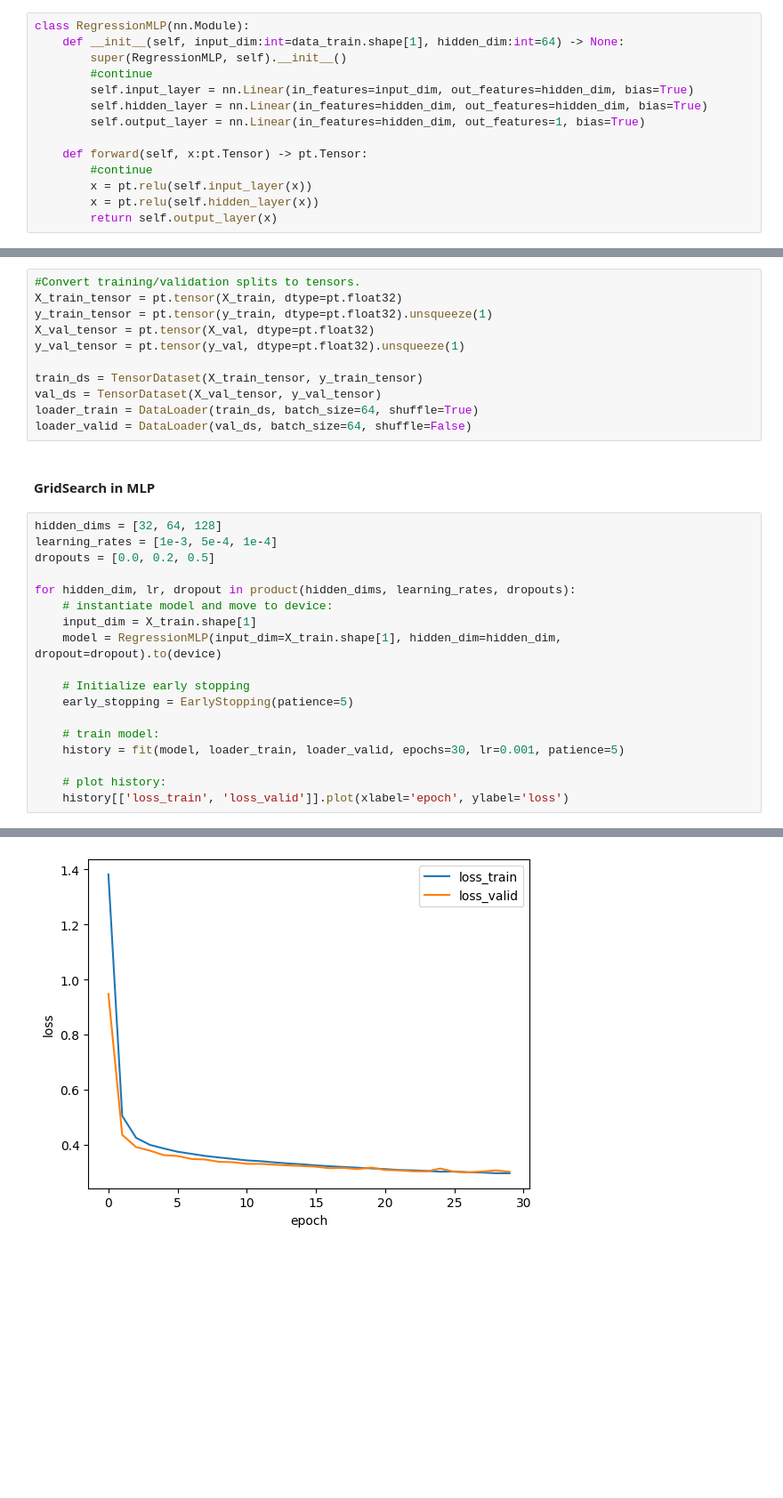
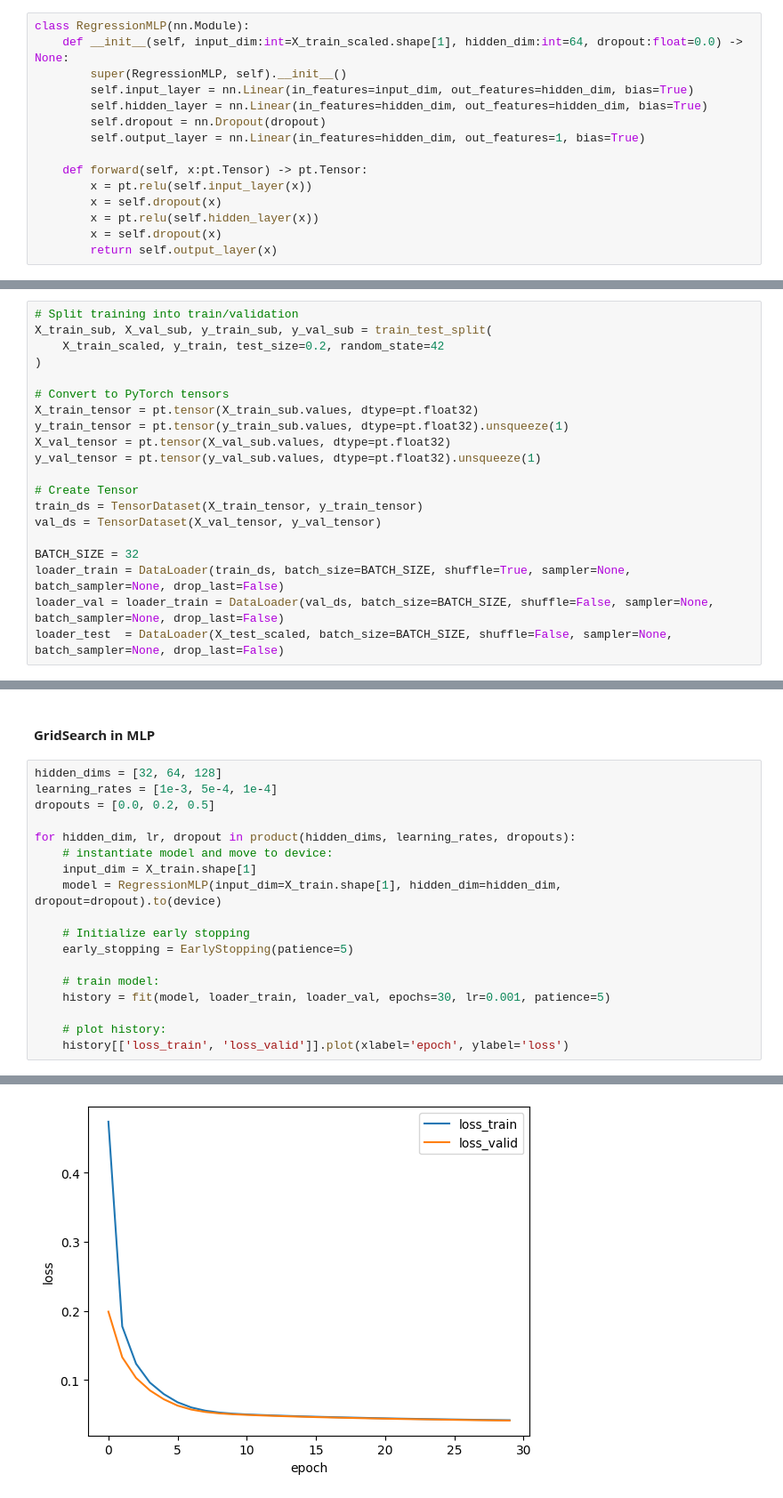
Before and after one commit to ignsagita/regression-nn-housing, a Jupyter notebook: regression-nn-housing.ipynb, the cells around one changed output, grey strips where cells are left out. Shown at 89% size. Drawn from its saved outputs; the diff is of its cells as text; blank space fills up the shorter version.

```diff
--- a/regression-nn-housing.ipynb
+++ b/regression-nn-housing.ipynb
@@ -367,17 +435,18 @@ NameError: name 'mean_absolute_error' is not defined
 For Deep Learning implementation, we uses *Early Stopping* and *Scheduler*. Early stopping prevents wasting epochs on plateauing models, while LR scheduler ensures smoother convergence.
 # %%
 class RegressionMLP(nn.Module):
-    def __init__(self, input_dim:int=data_train.shape[1], hidden_dim:int=64) -> None:
+    def __init__(self, input_dim:int=X_train_scaled.shape[1], hidden_dim:int=64, dropout:float=0.0) -> None:
         super(RegressionMLP, self).__init__()
-        #continue
         self.input_layer = nn.Linear(in_features=input_dim, out_features=hidden_dim, bias=True)
         self.hidden_layer = nn.Linear(in_features=hidden_dim, out_features=hidden_dim, bias=True)
+        self.dropout = nn.Dropout(dropout)
         self.output_layer = nn.Linear(in_features=hidden_dim, out_features=1, bias=True)
 
     def forward(self, x:pt.Tensor) -> pt.Tensor:
-        #continue
         x = pt.relu(self.input_layer(x))
+        x = self.dropout(x)
         x = pt.relu(self.hidden_layer(x))
+        x = self.dropout(x)
         return self.output_layer(x)
 # %%
 device = pt.device('cuda' if pt.cuda.is_available() else 'cpu')
@@ -387,3 +458,23 @@ device(type='cpu')
+# %%
+# Split training into train/validation
+X_train_sub, X_val_sub, y_train_sub, y_val_sub = train_test_split(
+    X_train_scaled, y_train, test_size=0.2, random_state=42
+)
+
+# Convert to PyTorch tensors
+X_train_tensor = pt.tensor(X_train_sub.values, dtype=pt.float32)
+y_train_tensor = pt.tensor(y_train_sub.values, dtype=pt.float32).unsqueeze(1)
+X_val_tensor = pt.tensor(X_val_sub.values, dtype=pt.float32)
+y_val_tensor = pt.tensor(y_val_sub.values, dtype=pt.float32).unsqueeze(1)
+
+# Create Tensor
+train_ds = TensorDataset(X_train_tensor, y_train_tensor)
+val_ds = TensorDataset(X_val_tensor, y_val_tensor)
+
+BATCH_SIZE = 32
+loader_train = DataLoader(train_ds, batch_size=BATCH_SIZE, shuffle=True, sampler=None, batch_sampler=None, drop_last=False)
+loader_val = loader_train = DataLoader(val_ds, batch_size=BATCH_SIZE, shuffle=False, sampler=None, batch_sampler=None, drop_last=False)
+loader_test  = DataLoader(X_test_scaled, batch_size=BATCH_SIZE, shuffle=False, sampler=None, batch_sampler=None, drop_last=False)
 # %% [markdown]
 4. Train model on `data_train` and `labels_train`:
 # %%
@@ -517,14 +604,3 @@ class EarlyStopping:
-# %%
-#Convert training/validation splits to tensors.
-X_train_tensor = pt.tensor(X_train, dtype=pt.float32)
-y_train_tensor = pt.tensor(y_train, dtype=pt.float32).unsqueeze(1)
-X_val_tensor = pt.tensor(X_val, dtype=pt.float32)
-y_val_tensor = pt.tensor(y_val, dtype=pt.float32).unsqueeze(1)
-
-train_ds = TensorDataset(X_train_tensor, y_train_tensor)
-val_ds = TensorDataset(X_val_tensor, y_val_tensor)
-loader_train = DataLoader(train_ds, batch_size=64, shuffle=True)
-loader_valid = DataLoader(val_ds, batch_size=64, shuffle=False)
 # %% [markdown]
 #### GridSearch in MLP
 # %%
@@ -541,7 +617,7 @@ for hidden_dim, lr, dropout in product(hidden_dims, learning_rates, dropouts):
     early_stopping = EarlyStopping(patience=5)
 
     # train model:
-    history = fit(model, loader_train, loader_valid, epochs=30, lr=0.001, patience=5)
+    history = fit(model, loader_train, loader_val, epochs=30, lr=0.001, patience=5)
 
     # plot history:
     history[['loss_train', 'loss_valid']].plot(xlabel='epoch', ylabel='loss')
@@ -550 +633 @@ for hidden_dim, lr, dropout in product(hidden_dims, learning_rates, dropouts):
-[figure, old version]
+[figure, new version]
```
Also changed, not shown: parts of 11 cells of this notebook.
